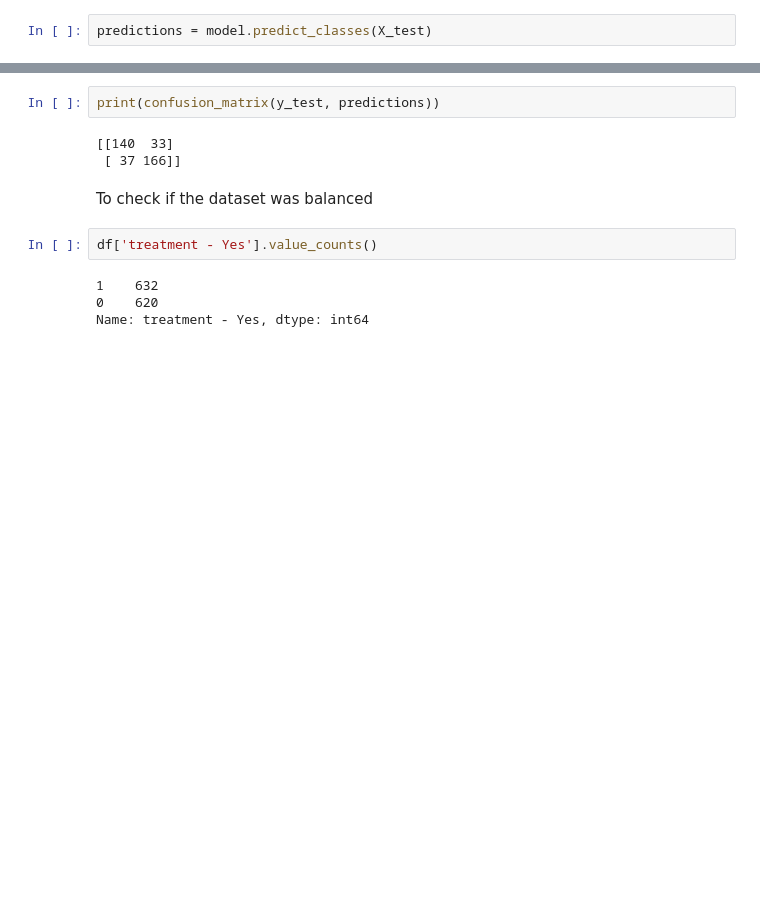
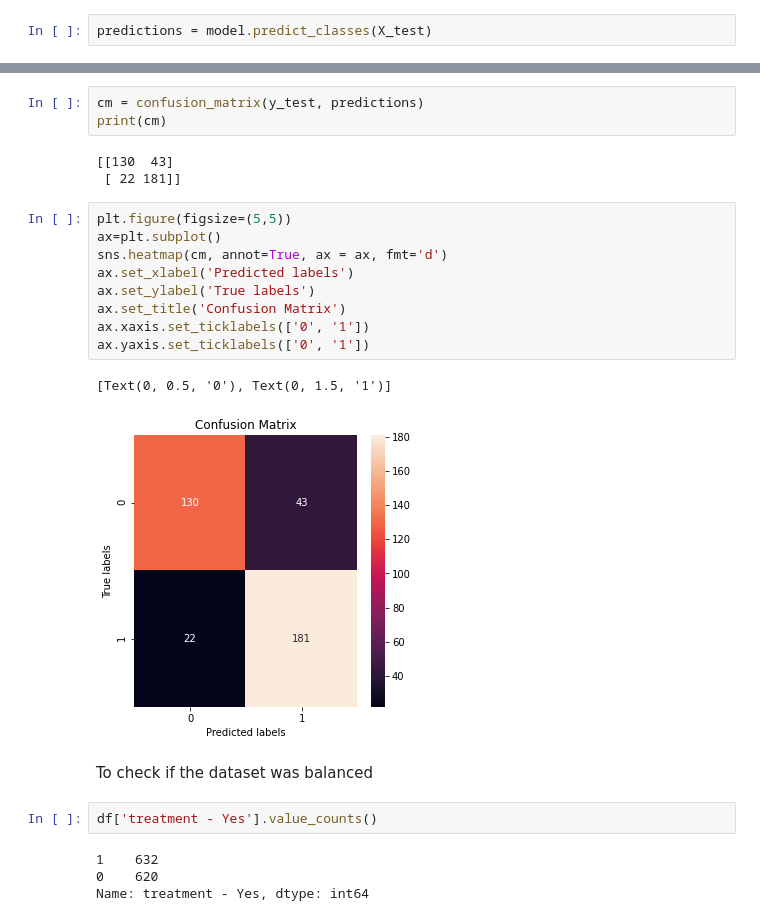
Before and after one commit to ashar130/Mental-Health-Treatment-Predictor, a Jupyter notebook: Mental Health Treatment Predictor.ipynb, the cells around one changed output, grey strips where cells are left out. Saved outputs shown, nothing was run; the diff lists cells and outputs as text; blank space fills up the shorter version.

Commit message:
Confusion matrix added

```diff
--- a/Mental Health Treatment Predictor.ipynb
+++ b/Mental Health Treatment Predictor.ipynb
@@ -662,8 +666,21 @@ weighted avg       0.81      0.81      0.81       376
 # %%
-print(confusion_matrix(y_test, predictions))
+cm = confusion_matrix(y_test, predictions)
+print(cm)
 # %% [output]
-[[140  33]
- [ 37 166]]
+[[130  43]
+ [ 22 181]]
+# %%
+plt.figure(figsize=(5,5))
+ax=plt.subplot()
+sns.heatmap(cm, annot=True, ax = ax, fmt='d')
+ax.set_xlabel('Predicted labels')
+ax.set_ylabel('True labels')
+ax.set_title('Confusion Matrix')
+ax.xaxis.set_ticklabels(['0', '1'])
+ax.yaxis.set_ticklabels(['0', '1'])
+# %% [output]
+[Text(0, 0.5, '0'), Text(0, 1.5, '1')]
+[figure, added]
 # %% [markdown]
 To check if the dataset was balanced
 # %%
```
Also changed, not shown: parts of 8 cells of this notebook.
